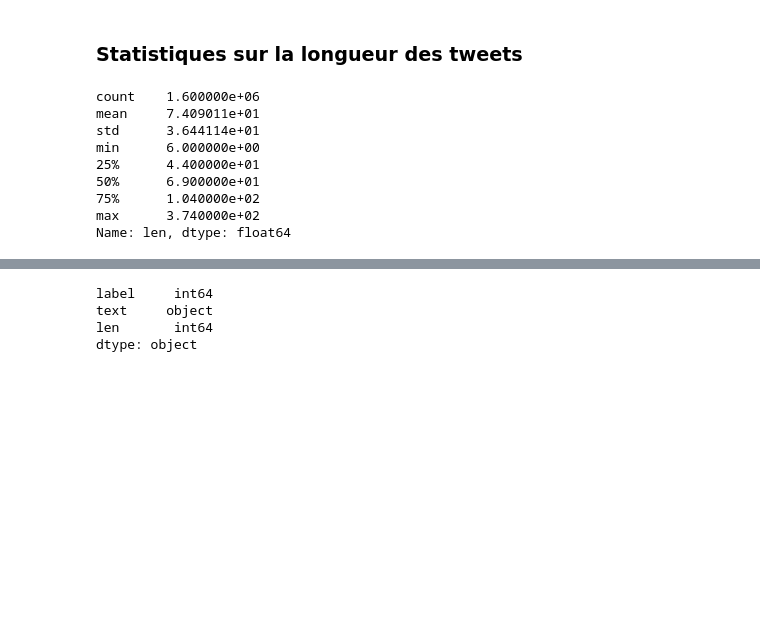
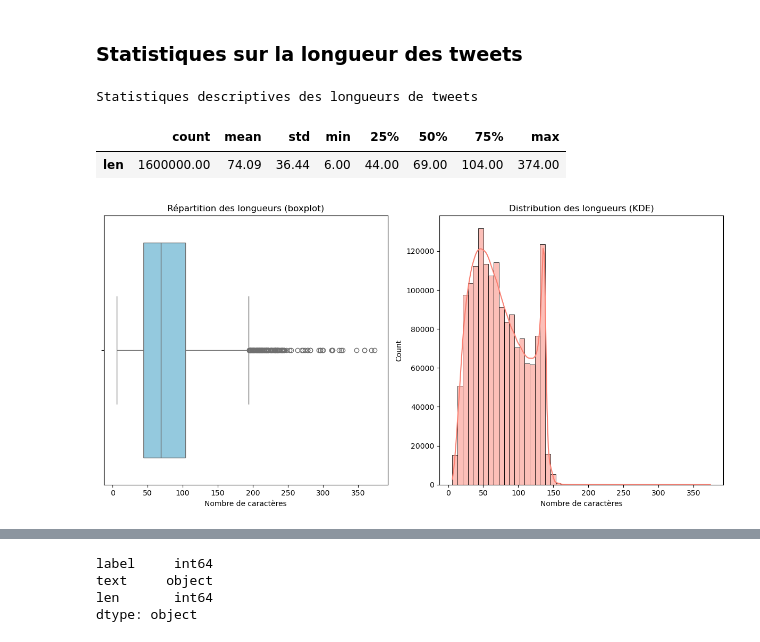
Before and after one commit to Michelita101/projet7-sentiment, a Jupyter notebook: notebooks/Dewerpe_Michèle_2_scripts_notebook_modélisation_092025.ipynb, the cells around one changed output, grey strips where cells are left out. Drawn from its saved outputs; the diff is of its cells as text; code cells hidden in the pictures; blank space fills up the shorter version.

```diff
--- a/notebooks/Dewerpe_Michèle_2_scripts_notebook_modélisation_092025.ipynb
+++ b/notebooks/Dewerpe_Michèle_2_scripts_notebook_modélisation_092025.ipynb
@@ -53,3 +56,12 @@ log_run("Test-LogisticRegression", params, metrics)
+# %%
+# Chemin vers la racine du projet
+project_root = os.path.abspath("..")
+
+# Chemin vers le dossier data/processed
+processed_dir = os.path.join(project_root, "data", "processed")
+
+# Crée le dossier s’il n’existe pas
+os.makedirs(processed_dir, exist_ok=True)
 # %% [markdown]
 ### __Documentation du jeu de données brut__
 
@@ -72,10 +84,9 @@ Ce pipeline permet de simplifier le dataset pour se concentrer uniquement sur le
 # %%
 import pandas as pd
 
-# Chemins vers les fichiers de données
-# (non versionnés pour le brut, versionnés pour le traité)
-SOURCE_RAW = "../data/raw/training.1600000.processed.noemoticon.csv"  # fichier brut (non versionné)
-SOURCE_PROCESSED = "../data/processed/tweets.parquet"                 # dérivé utilisé pour l'EDA
+# Chemins vers les fichiers
+SOURCE_RAW = os.path.join(project_root, "data", "raw", "training.1600000.processed.noemoticon.csv")
+SOURCE_PROCESSED = os.path.join(project_root, "data", "processed", "tweets.parquet")
 
 print("Données brutes (non chargées ici) :", SOURCE_RAW)
 print("Données traitées (chargées)       :", SOURCE_PROCESSED)
@@ -85,6 +96,6 @@ Données traitées (chargées)       : ../data/processed/tweets.parquet
 # %%
 # Charger le fichier parquet optimisé
-df = pd.read_parquet("../data/processed/tweets.parquet")
+df = pd.read_parquet(SOURCE_PROCESSED)
 
 # Aperçu des données
 df.head()
@@ -113,15 +124,33 @@ Name: proportion, dtype: float64
 # %% [markdown]
 ### __Statistiques sur la longueur des tweets__
 # %%
-df['len'] = df['text'].str.len()
-df['len'].describe()
+# Stats basiques sous forme de DataFrame stylé
+df["len"] = df["text"].apply(len)
+length_stats = df["len"].describe().to_frame().T
+styled_table = length_stats.style.format(precision=2).set_caption("Statistiques descriptives des longueurs de tweets")
+display(styled_table)
+
+import matplotlib.pyplot as plt
+import seaborn as sns
+
+plt.figure(figsize=(12, 6))
+
+# Boxplot
+plt.subplot(1, 2, 1)
+sns.boxplot(x=df["len"], color="skyblue")
+plt.title("Répartition des longueurs (boxplot)")
+plt.xlabel("Nombre de caractères")
+
+# Distribution (KDE)
+plt.subplot(1, 2, 2)
+sns.histplot(df["len"], kde=True, bins=50, color="salmon")
+plt.title("Distribution des longueurs (KDE)")
+plt.xlabel("Nombre de caractères")
+
+plt.tight_layout()
+plt.show()
 # %% [output]
-count    1.600000e+06
-mean     7.409011e+01
-std      3.644114e+01
-min      6.000000e+00
-25%      4.400000e+01
-50%      6.900000e+01
-75%      1.040000e+02
-max      3.740000e+02
-Name: len, dtype: float64
+Statistiques descriptives des longueurs de tweets
+|  | count | mean | std | min | 25% | 50% | 75% | max |
+| len | 1600000.00 | 74.09 | 36.44 | 6.00 | 44.00 | 69.00 | 104.00 | 374.00 |
+[figure, added]
```
Also changed, not shown: parts of 23 cells of this notebook, 3 other files.
